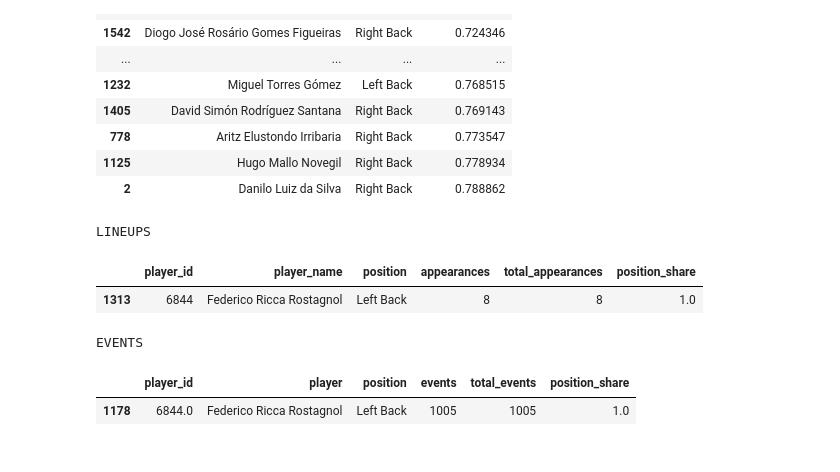
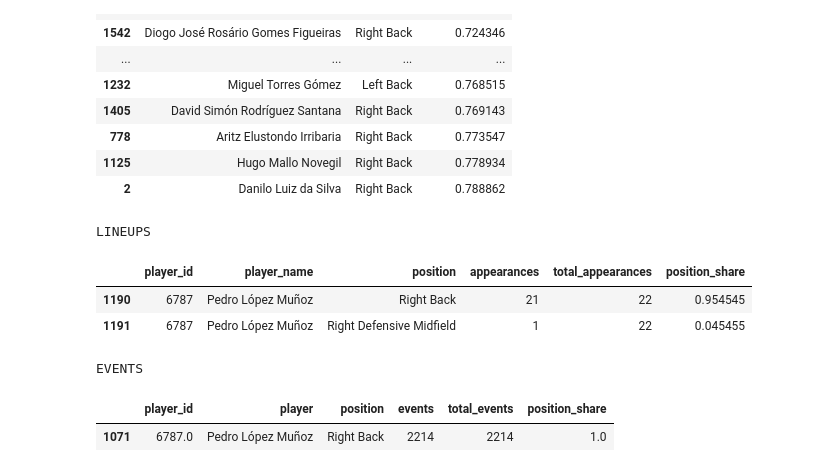
Before and after one commit to inatgomez/player-filter, a Jupyter notebook: notebooks/position_threshold_exploration.ipynb, the cells around one changed output. Saved outputs shown, nothing was run; the diff lists cells and outputs as text; code cells hidden in the pictures.

```diff
--- a/notebooks/position_threshold_exploration.ipynb
+++ b/notebooks/position_threshold_exploration.ipynb
@@ -321,11 +321,12 @@ def find_player(name):
         )
     )
 # %%
-find_player("Federico Ricca")
+find_player("Pedro López Muñoz")
 # %% [output]
 LINEUPS
 |  | player_id | player_name | position | appearances | total_appearances | position_share |
-| 1313 | 6844 | Federico Ricca Rostagnol | Left Back | 8 | 8 | 1.0 |
+| 1190 | 6787 | Pedro López Muñoz | Right Back | 21 | 22 | 0.954545 |
+| 1191 | 6787 | Pedro López Muñoz | Right Defensive Midfield | 1 | 22 | 0.045455 |
 EVENTS
 |  | player_id | player | position | events | total_events | position_share |
-| 1178 | 6844.0 | Federico Ricca Rostagnol | Left Back | 1005 | 1005 | 1.0 |
+| 1071 | 6787.0 | Pedro López Muñoz | Right Back | 2214 | 2214 | 1.0 |
```
Also changed, not shown: parts of 1 cell of this notebook.
